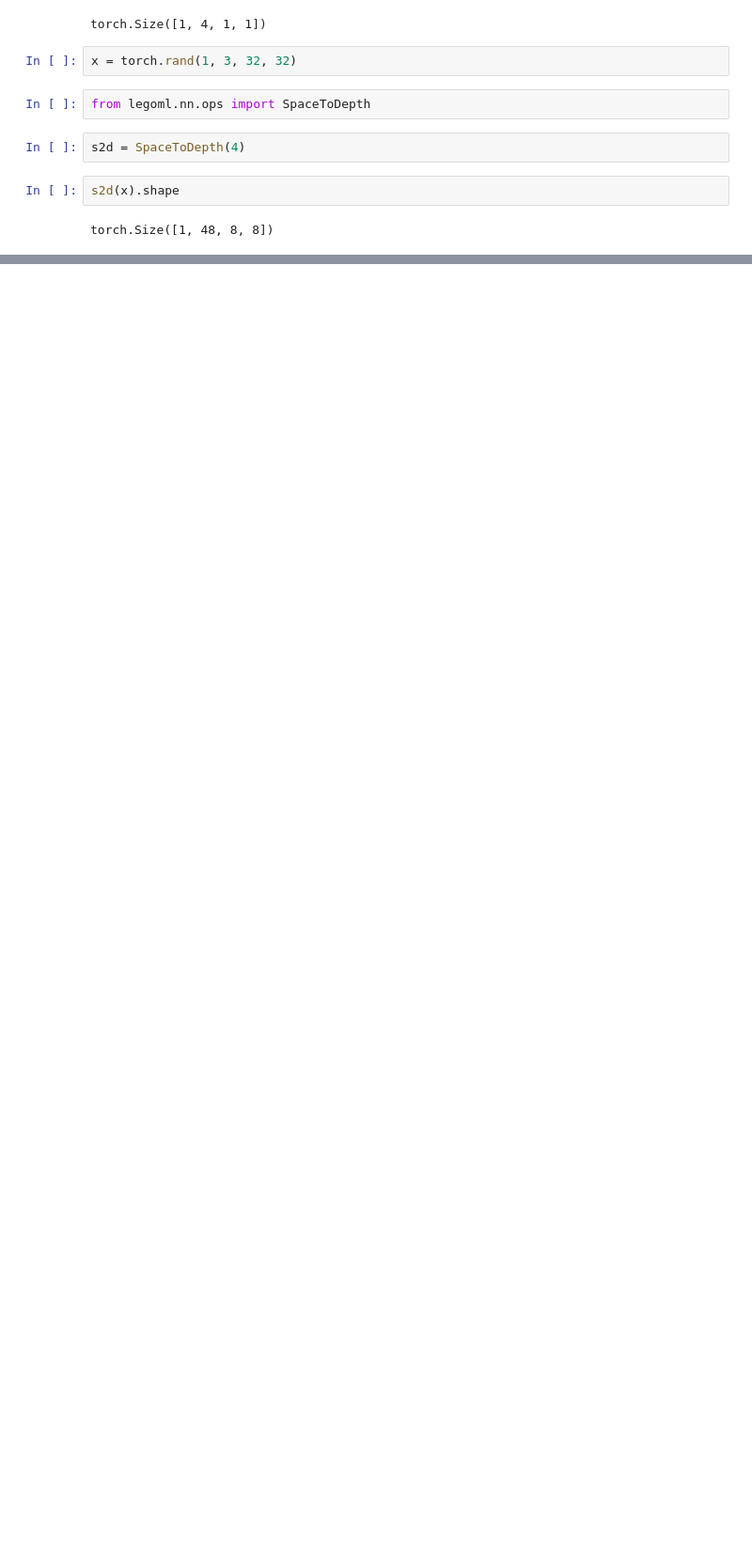
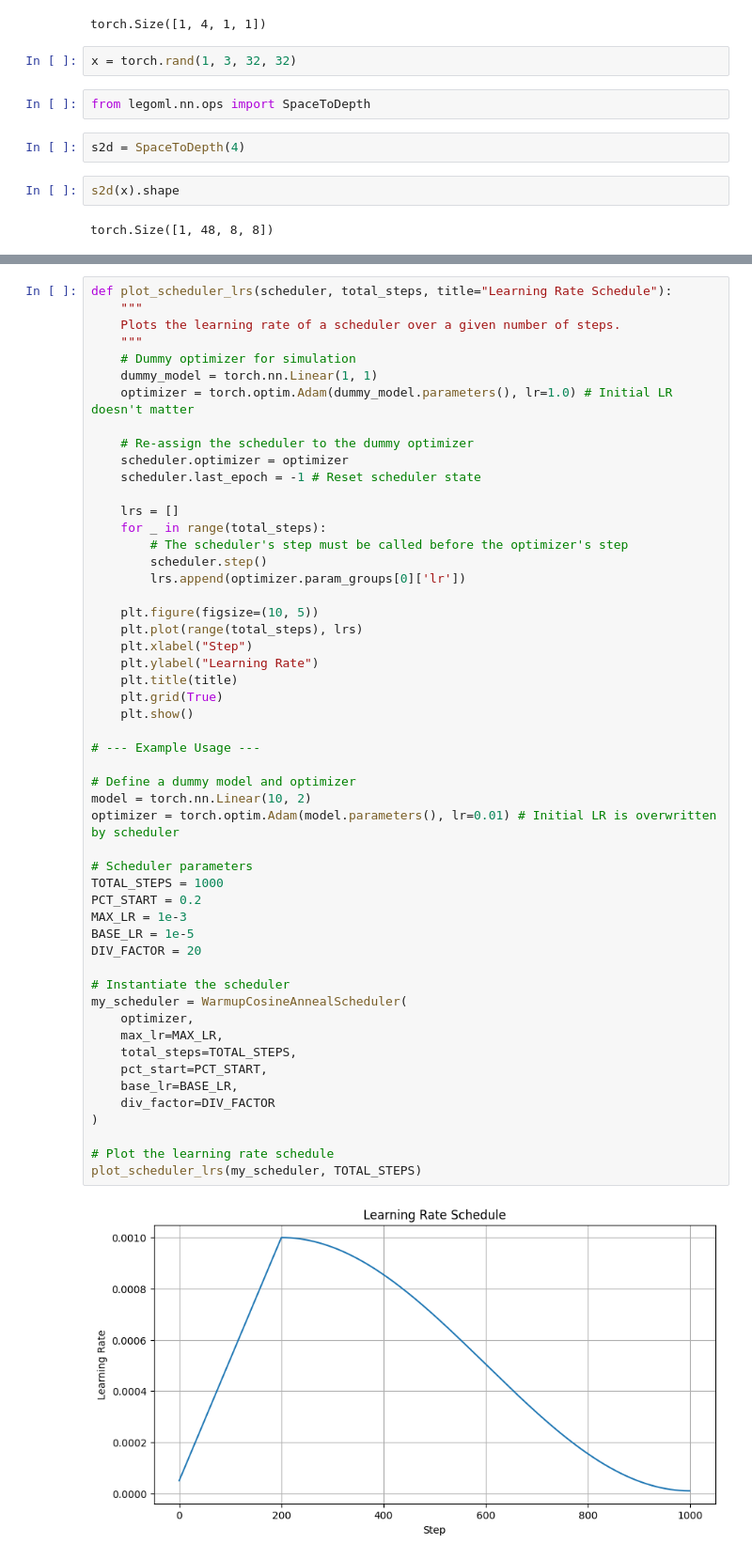
Before and after one commit to ajkdrag/legoml, a Jupyter notebook: experiments/image_clf/exp_clf.ipynb, the cells around one changed output, grey strips where cells are left out. Shown at 94% size. Cells and saved outputs as stored; diff of their text form; blank space fills up the shorter version.

```diff
--- a/experiments/image_clf/exp_clf.ipynb
+++ b/experiments/image_clf/exp_clf.ipynb
@@ -837,0 +1348,54 @@ torch.Size([1, 48, 8, 8])
+# %%
+def plot_scheduler_lrs(scheduler, total_steps, title="Learning Rate Schedule"):
+    """
+    Plots the learning rate of a scheduler over a given number of steps.
+    """
+    # Dummy optimizer for simulation
+    dummy_model = torch.nn.Linear(1, 1)
+    optimizer = torch.optim.Adam(dummy_model.parameters(), lr=1.0) # Initial LR doesn't matter
+
+    # Re-assign the scheduler to the dummy optimizer
+    scheduler.optimizer = optimizer
+    scheduler.last_epoch = -1 # Reset scheduler state
+
+    lrs = []
+    for _ in range(total_steps):
+        # The scheduler's step must be called before the optimizer's step
+        scheduler.step()
+        lrs.append(optimizer.param_groups[0]['lr'])
+
+    plt.figure(figsize=(10, 5))
+    plt.plot(range(total_steps), lrs)
+    plt.xlabel("Step")
+    plt.ylabel("Learning Rate")
+    plt.title(title)
+    plt.grid(True)
+    plt.show()
+
+# --- Example Usage ---
+
+# Define a dummy model and optimizer
+model = torch.nn.Linear(10, 2)
+optimizer = torch.optim.Adam(model.parameters(), lr=0.01) # Initial LR is overwritten by scheduler
+
+# Scheduler parameters
+TOTAL_STEPS = 1000
+PCT_START = 0.2
+MAX_LR = 1e-3
+BASE_LR = 1e-5
+DIV_FACTOR = 20
+
+# Instantiate the scheduler
+my_scheduler = WarmupCosineAnnealScheduler(
+    optimizer,
+    max_lr=MAX_LR,
+    total_steps=TOTAL_STEPS,
+    pct_start=PCT_START,
+    base_lr=BASE_LR,
+    div_factor=DIV_FACTOR
+)
+
+# Plot the learning rate schedule
+plot_scheduler_lrs(my_scheduler, TOTAL_STEPS)
+# %% [output]
+[figure, added]
```
Also changed, not shown: parts of 8 cells of this notebook, 5 other files.
